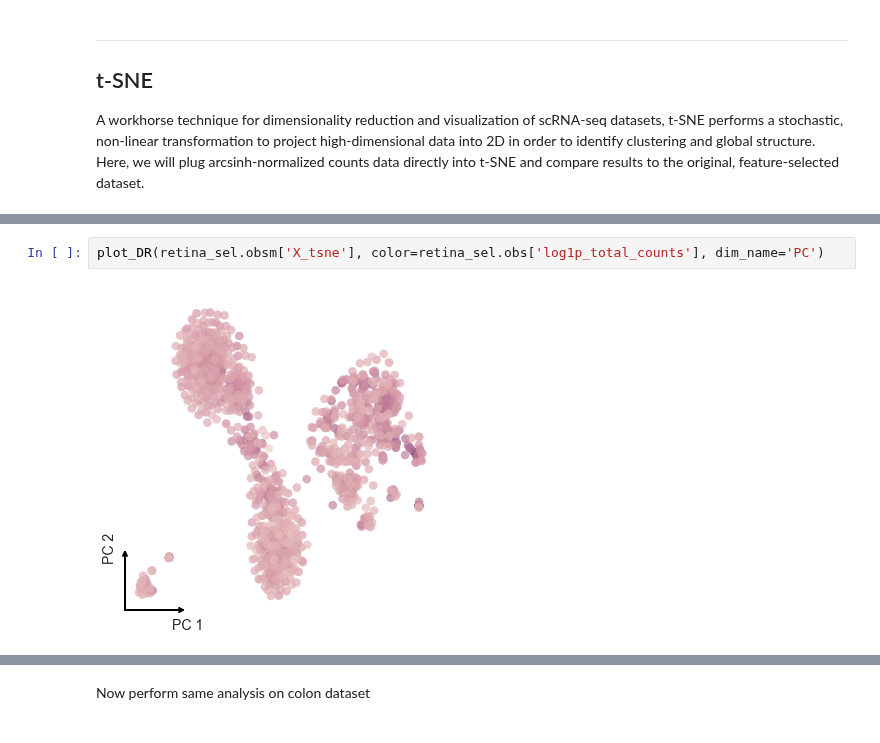
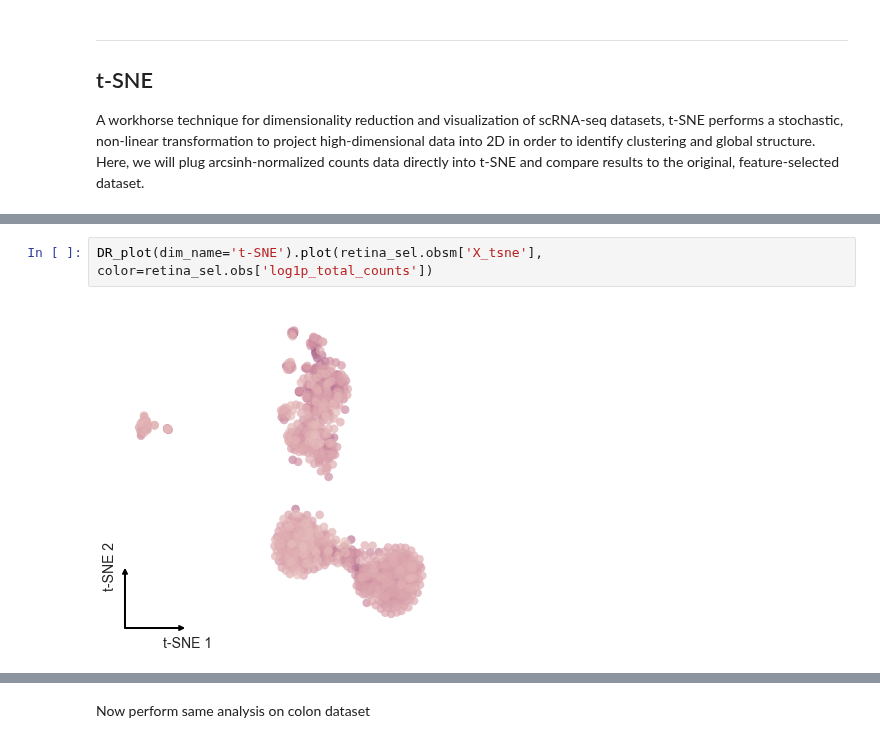
Before and after one commit to codyheiser/furry-couscous, a Jupyter notebook: dev/native_comparison.ipynb, the cells around one changed output, grey strips where cells are left out. Drawn from its saved outputs; the diff is of its cells as text.

```diff
--- a/dev/native_comparison.ipynb
+++ b/dev/native_comparison.ipynb
@@ -157,6 +155,6 @@ sc.tl.tsne(retina_sel, use_rep='X', perplexity=30, random_state=18)
 # %%
-plot_DR(retina_sel.obsm['X_tsne'], color=retina_sel.obs['log1p_total_counts'], dim_name='PC')
+DR_plot(dim_name='t-SNE').plot(retina_sel.obsm['X_tsne'], color=retina_sel.obs['log1p_total_counts'])
 # %% [output]
-[figure, old version]
+[figure, new version]
 # %%
 sc.tl.tsne(retina, use_rep='X_pca', n_pcs=500, perplexity=30, random_state=18)
```
Also changed, not shown: parts of 68 cells of this notebook, 3 other files.
